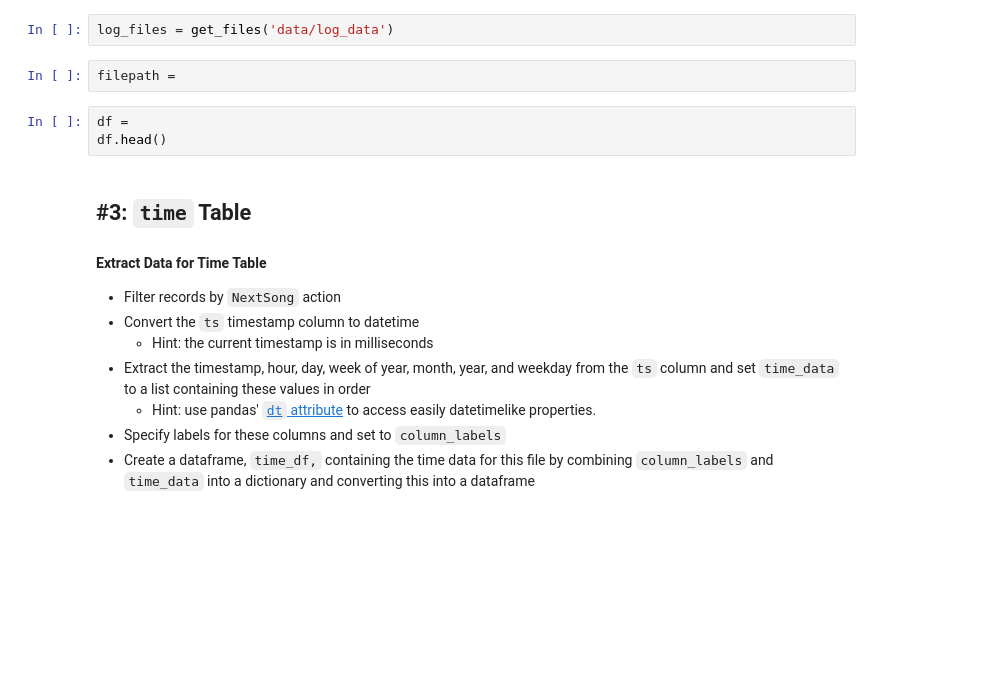
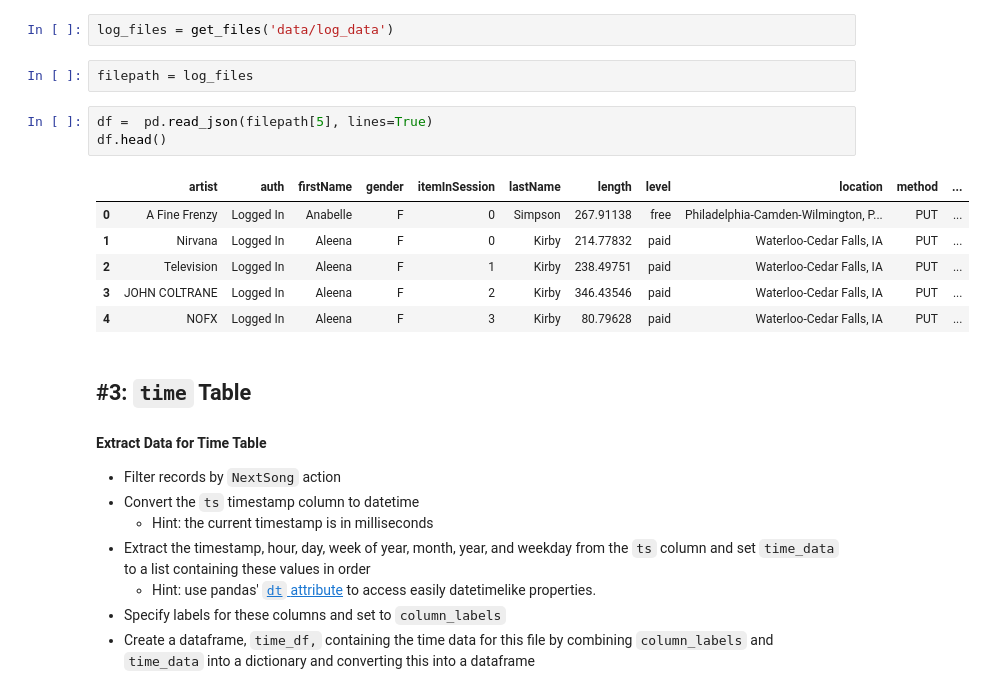
Before and after one commit to ynfialho/de_nanodegree_project1, a Jupyter notebook: etl.ipynb, the cells around one changed output. Cells and saved outputs as stored; diff of their text form; blank space fills up the shorter version.

```diff
--- a/etl.ipynb
+++ b/etl.ipynb
@@ -100,10 +85,17 @@ Let's perform ETL on a single log file and load a single record into each table.
 # %%
 log_files = get_files('data/log_data')
 # %%
-filepath =
+filepath = log_files
 # %%
-df =
+df =  pd.read_json(filepath[5], lines=True)
 df.head()
+# %% [output]
+|  | artist | auth | firstName | gender | itemInSession | lastName | length | level | location | method | ... |
+| 0 | A Fine Frenzy | Logged In | Anabelle | F | 0 | Simpson | 267.91138 | free | Philadelphia-Camden-Wilmington, P... | PUT | ... |
+| 1 | Nirvana | Logged In | Aleena | F | 0 | Kirby | 214.77832 | paid | Waterloo-Cedar Falls, IA | PUT | ... |
+| 2 | Television | Logged In | Aleena | F | 1 | Kirby | 238.49751 | paid | Waterloo-Cedar Falls, IA | PUT | ... |
+| 3 | JOHN COLTRANE | Logged In | Aleena | F | 2 | Kirby | 346.43546 | paid | Waterloo-Cedar Falls, IA | PUT | ... |
+| 4 | NOFX | Logged In | Aleena | F | 3 | Kirby | 80.79628 | paid | Waterloo-Cedar Falls, IA | PUT | ... |
 # %% [markdown]
 ## #3: `time` Table
 #### Extract Data for Time Table
```
Also changed, not shown: parts of 11 cells of this notebook, 2 other files.
